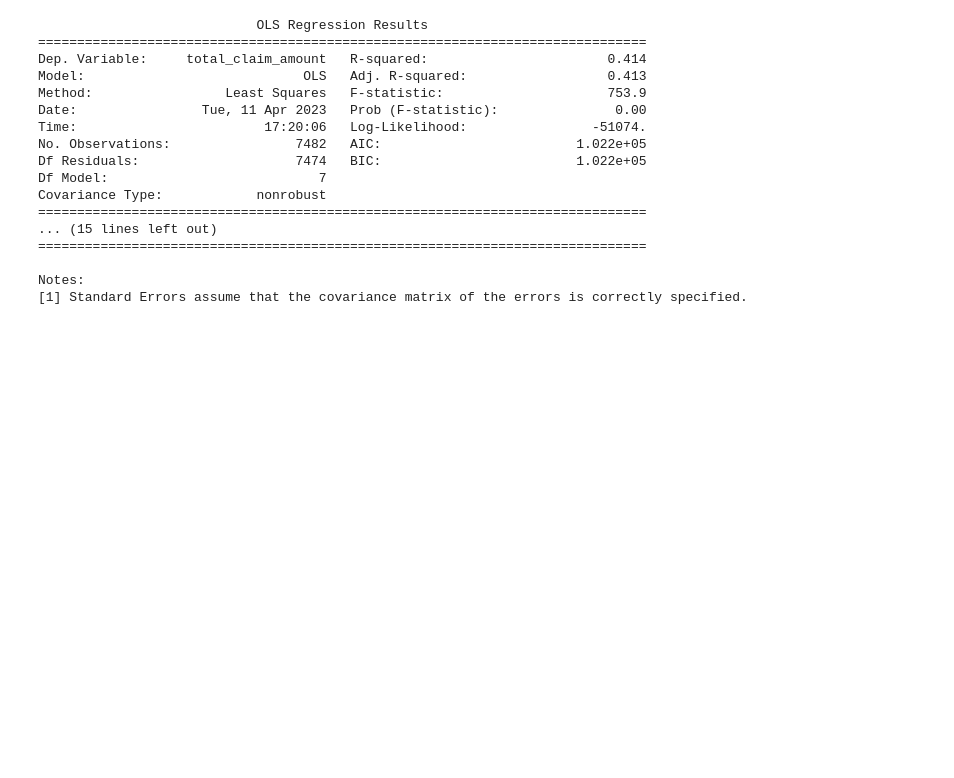
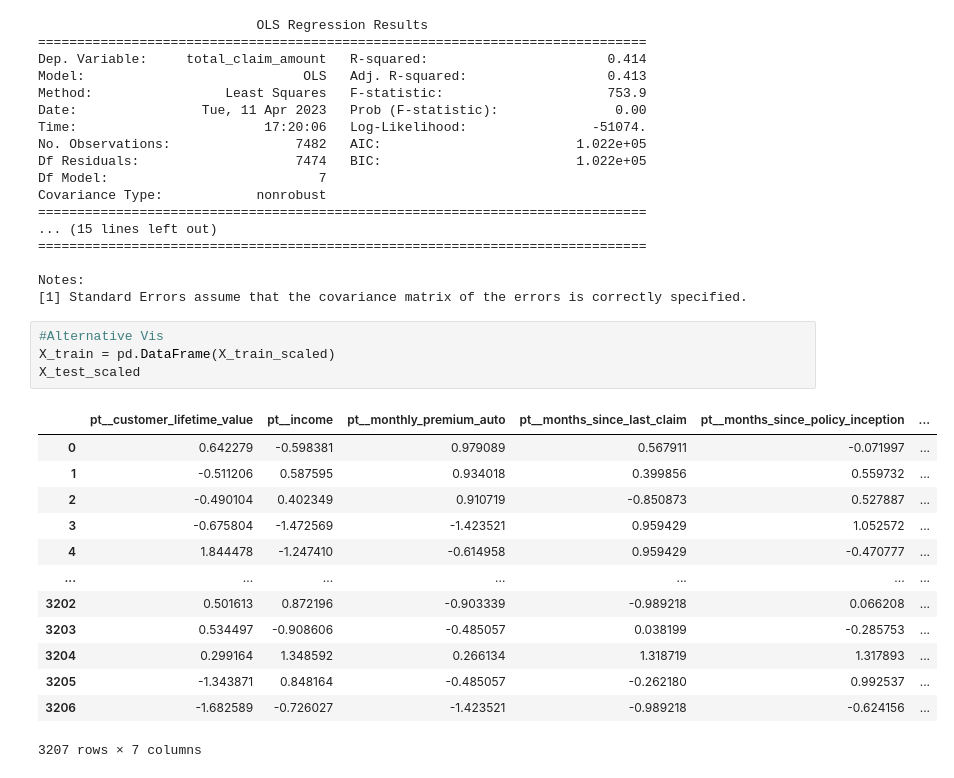
Before and after one commit to jagiussani/JuanLabs, a Jupyter notebook: Forth Week/Lab_Fitting&Modelling.ipynb, the cells around one changed output. Saved outputs shown, nothing was run; the diff lists cells and outputs as text; blank space fills up the shorter version.

```diff
--- a/Forth Week/Lab_Fitting&Modelling.ipynb
+++ b/Forth Week/Lab_Fitting&Modelling.ipynb
@@ -183,3 +183,21 @@ Covariance Type:            nonrobust
 
 Notes:
 [1] Standard Errors assume that the covariance matrix of the errors is correctly specified.
+# %%
+#Alternative Vis
+X_train = pd.DataFrame(X_train_scaled)
+X_test_scaled
+# %% [output]
+|  | pt__customer_lifetime_value | pt__income | pt__monthly_premium_auto | pt__months_since_last_claim | pt__months_since_policy_inception | ... |
+| 0 | 0.642279 | -0.598381 | 0.979089 | 0.567911 | -0.071997 | ... |
+| 1 | -0.511206 | 0.587595 | 0.934018 | 0.399856 | 0.559732 | ... |
+| 2 | -0.490104 | 0.402349 | 0.910719 | -0.850873 | 0.527887 | ... |
+| 3 | -0.675804 | -1.472569 | -1.423521 | 0.959429 | 1.052572 | ... |
+| 4 | 1.844478 | -1.247410 | -0.614958 | 0.959429 | -0.470777 | ... |
+| ... | ... | ... | ... | ... | ... | ... |
+| 3202 | 0.501613 | 0.872196 | -0.903339 | -0.989218 | 0.066208 | ... |
+| 3203 | 0.534497 | -0.908606 | -0.485057 | 0.038199 | -0.285753 | ... |
+| 3204 | 0.299164 | 1.348592 | 0.266134 | 1.318719 | 1.317893 | ... |
+| 3205 | -1.343871 | 0.848164 | -0.485057 | -0.262180 | 0.992537 | ... |
+| 3206 | -1.682589 | -0.726027 | -1.423521 | -0.989218 | -0.624156 | ... |
+3207 rows × 7 columns
```
